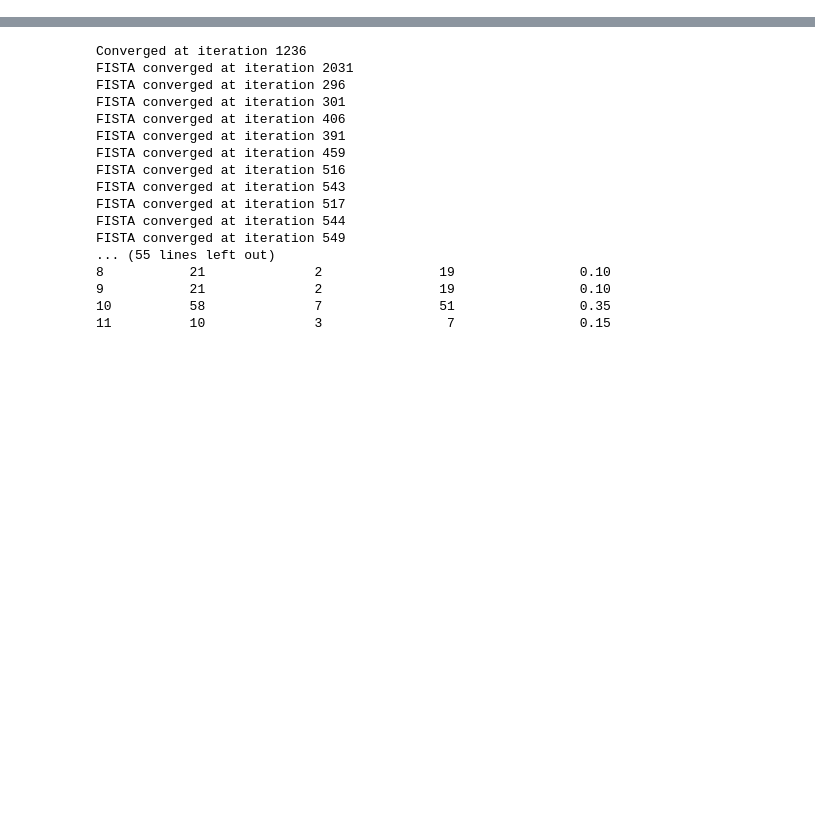
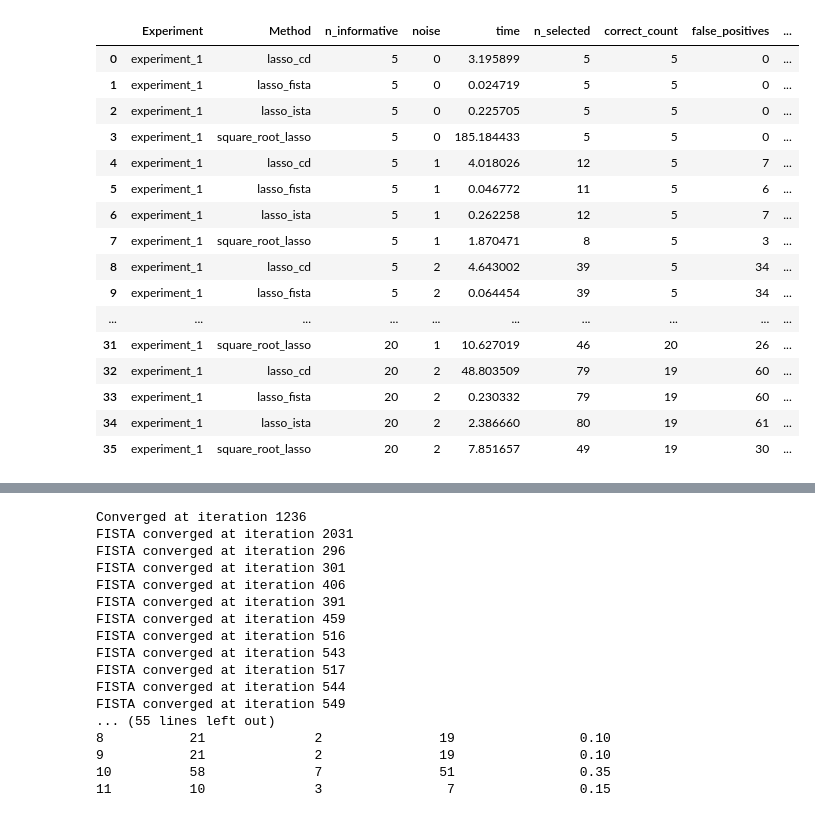
Before and after one commit to aabdelsameia1/HighDimensionalProject, a Jupyter notebook: expermints3.ipynb, the cells around one changed output, grey strips where cells are left out. Drawn from its saved outputs; the diff is of its cells as text; code cells hidden in the pictures; blank space fills up the shorter version.

```diff
--- a/expermints3.ipynb
+++ b/expermints3.ipynb
@@ -17,10 +30,12 @@ from methods.square_root_lasso import square_root_lasso
 ######################################
 n_samples = 100
 p = 1000
-noise_levels = [0, 3, 30]
-n_informative_list = [20, 100, 200]
+noise_levels = [0, 1, 2]
+# noise_levels = [0, 3, 30]
+n_informative_list = [5, 10, 20]
+# n_informative_list = [20, 100, 200]
 
-# We'll store the results in a list of dicts, then build a DataFrame.
+# We'll store the results in a list of dictionaries, then build a DataFrame.
 results = []
 
 ######################################
@@ -44,14 +59,14 @@ for n_informative in n_informative_list:
         # Standardize X and center y
         X_mean = np.mean(X_data, axis=0)
         X_std = np.std(X_data, axis=0)
-        X_scaled = (X_data - X_mean) / (X_std + 1e-8)  # avoid div by zero
+        X_scaled = (X_data - X_mean) / (X_std + 1e-8)  # avoid division by zero
         y_centered = y_data - np.mean(y_data)
 
         # Choose a lambda/tau (this can be tuned or you can do multiple)
         lam = 0.1
         tau = 0.2
 
-        # Dictionary for storing each method's results
+        # Dictionary for storing each method's results (including histories)
         method_results = {}
 
         #############################
@@ -67,17 +82,17 @@ for n_informative in n_informative_list:
         cd_time = time.time() - start_time
 
         # Evaluate the selection
-        threshold = 0
+        threshold = 0.1
         selected_indices_cd = np.where(np.abs(beta_cd) > threshold)[0]
 
-        # Count overlap with true informative
+        # Count overlap with true informative features
         common_cd = set(selected_indices_cd).intersection(set(true_informative_indices))
         fraction_recovered_cd = len(common_cd) / (len(true_informative_indices)+1e-8)
-        # Possibly count false positives:
         false_pos_cd = len(selected_indices_cd) - len(common_cd)
 
         method_results["lasso_cd"] = {
             "beta": beta_cd,
+            "beta_history": beta_history_cd,  # storing the history
             "time": cd_time,
             "n_selected": len(selected_indices_cd),
             "correct_count": len(common_cd),
@@ -104,6 +119,7 @@ for n_informative in n_informative_list:
 
         method_results["lasso_fista"] = {
             "beta": beta_fista,
+            "beta_history": beta_history_fista,
             "time": fista_time,
             "n_selected": len(selected_indices_fista),
             "correct_count": len(common_fista),
@@ -130,6 +146,7 @@ for n_informative in n_informative_list:
 
         method_results["lasso_ista"] = {
             "beta": beta_ista,
+            "beta_history": beta_history_ista,
             "time": ista_time,
             "n_selected": len(selected_indices_ista),
             "correct_count": len(common_ista),
@@ -156,6 +173,7 @@ for n_informative in n_informative_list:
 
         method_results["square_root_lasso"] = {
             "beta": beta_srl,
+            "beta_history": history_srl,
             "time": srl_time,
             "n_selected": len(selected_indices_srl),
             "correct_count": len(common_srl),
@@ -163,9 +181,10 @@ for n_informative in n_informative_list:
             "fraction_recovered": fraction_recovered_srl
         }
 
-        # Append overall info to results
+        # Append overall info to results, tagging each with the experiment name.
         for method_name, stats in method_results.items():
             results.append({
+                "Experiment": "experiment_1",
                 "Method": method_name,
                 "n_informative": n_informative,
                 "noise": noise,
@@ -173,22 +192,26 @@ for n_informative in n_informative_list:
                 "n_selected": stats["n_selected"],
                 "correct_count": stats["correct_count"],
                 "false_positives": stats["false_positives"],
-                "fraction_recovered": stats["fraction_recovered"]
+                "fraction_recovered": stats["fraction_recovered"],
+                "beta_history": stats["beta_history"]
             })
 
 ######################################
-# 3. VISUALIZE / TABLE
+# 3. SAVE RESULTS AND VISUALIZE
 ######################################
-df_results = pd.DataFrame(results)
-display(df_results)
+df_results_experiment_1 = pd.DataFrame(results)
+display(df_results_experiment_1)
 
-# (Optional) plotting code to see fraction_recovered vs. noise, etc.
-for method in df_results["Method"].unique():
-    df_m = df_results[df_results["Method"] == method]
-    plt.plot(df_m["noise"], df_m["fraction_recovered"], label=method)
+# Save the DataFrame (including histories) as a CSV file with experiment naming.
+df_results_experiment_1.to_csv("experiment_1_results_with_history.csv", index=False)
+
+# (Optional) Plot: Fraction of True Features Recovered vs Noise.
+for method in df_results_experiment_1["Method"].unique():
+    df_m = df_results_experiment_1[df_results_experiment_1["Method"] == method]
+    plt.plot(df_m["noise"], df_m["fraction_recovered"], marker='o', label=method)
 plt.xlabel("Noise")
 plt.ylabel("Fraction Recovered")
-plt.title("Fraction of True Features Recovered vs Noise")
+plt.title("Fraction of True Features Recovered vs Noise (Experiment 1)")
 plt.legend()
 plt.show()
 # %% [output]
@@ -211,0 +235,17 @@ Square-root LASSO converged at outer iteration 40
+|  | Experiment | Method | n_informative | noise | time | n_selected | correct_count | false_positives | ... |
+| 0 | experiment_1 | lasso_cd | 5 | 0 | 3.195899 | 5 | 5 | 0 | ... |
+| 1 | experiment_1 | lasso_fista | 5 | 0 | 0.024719 | 5 | 5 | 0 | ... |
+| 2 | experiment_1 | lasso_ista | 5 | 0 | 0.225705 | 5 | 5 | 0 | ... |
+| 3 | experiment_1 | square_root_lasso | 5 | 0 | 185.184433 | 5 | 5 | 0 | ... |
+| 4 | experiment_1 | lasso_cd | 5 | 1 | 4.018026 | 12 | 5 | 7 | ... |
+| 5 | experiment_1 | lasso_fista | 5 | 1 | 0.046772 | 11 | 5 | 6 | ... |
+| 6 | experiment_1 | lasso_ista | 5 | 1 | 0.262258 | 12 | 5 | 7 | ... |
+| 7 | experiment_1 | square_root_lasso | 5 | 1 | 1.870471 | 8 | 5 | 3 | ... |
+| 8 | experiment_1 | lasso_cd | 5 | 2 | 4.643002 | 39 | 5 | 34 | ... |
+| 9 | experiment_1 | lasso_fista | 5 | 2 | 0.064454 | 39 | 5 | 34 | ... |
+| ... | ... | ... | ... | ... | ... | ... | ... | ... | ... |
+| 31 | experiment_1 | square_root_lasso | 20 | 1 | 10.627019 | 46 | 20 | 26 | ... |
+| 32 | experiment_1 | lasso_cd | 20 | 2 | 48.803509 | 79 | 19 | 60 | ... |
+| 33 | experiment_1 | lasso_fista | 20 | 2 | 0.230332 | 79 | 19 | 60 | ... |
+| 34 | experiment_1 | lasso_ista | 20 | 2 | 2.386660 | 80 | 19 | 61 | ... |
+| 35 | experiment_1 | square_root_lasso | 20 | 2 | 7.851657 | 49 | 19 | 30 | ... |
```
Also changed, not shown: parts of 8 cells of this notebook, 3 other files.
